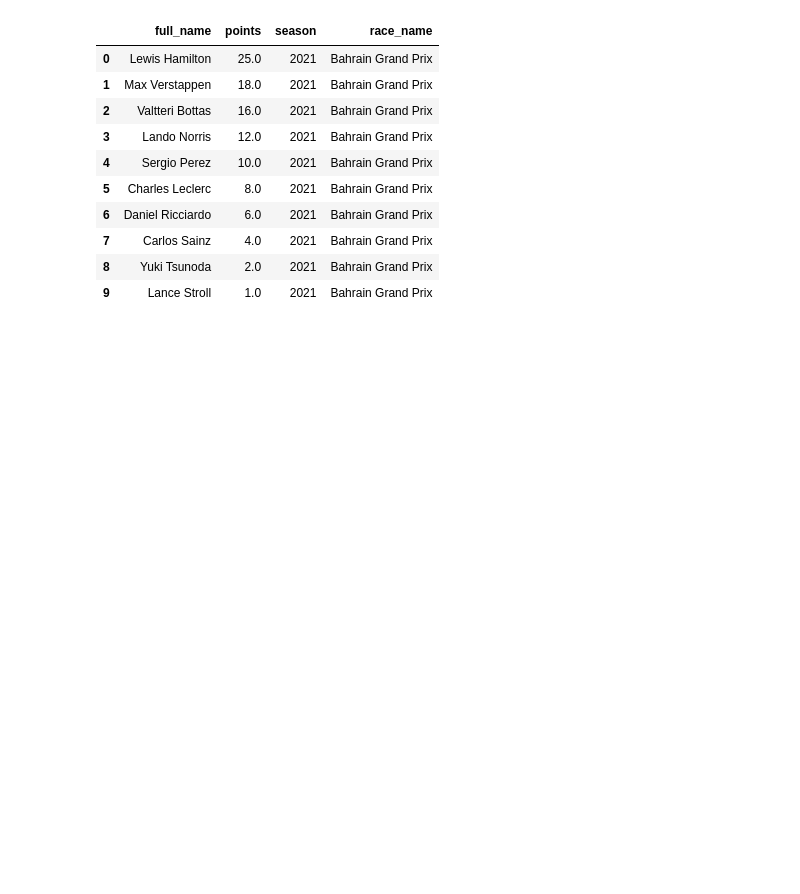
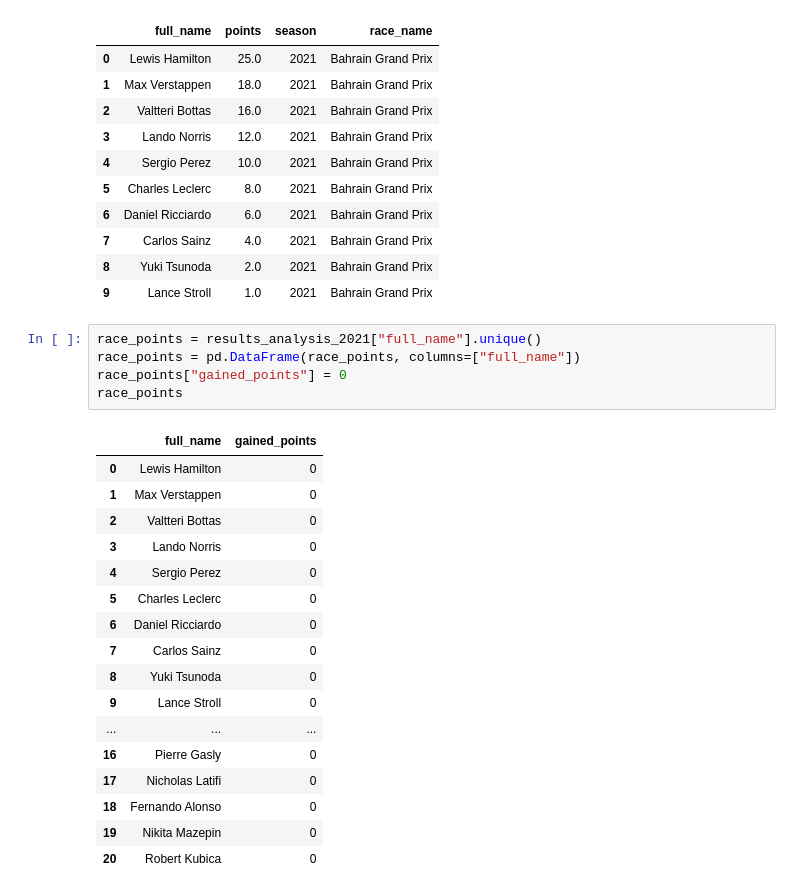
Before and after one commit to skyaax/f1_project, a Jupyter notebook: f1.ipynb, the cells around one changed output. Cells and saved outputs as stored; diff of their text form; blank space fills up the shorter version.

```diff
--- a/f1.ipynb
+++ b/f1.ipynb
@@ -413,3 +413,26 @@ results_analysis_2021.head(10)
 | 7 | Carlos Sainz | 4.0 | 2021 | Bahrain Grand Prix |
 | 8 | Yuki Tsunoda | 2.0 | 2021 | Bahrain Grand Prix |
 | 9 | Lance Stroll | 1.0 | 2021 | Bahrain Grand Prix |
+# %%
+race_points = results_analysis_2021["full_name"].unique()
+race_points = pd.DataFrame(race_points, columns=["full_name"])
+race_points["gained_points"] = 0
+race_points
+# %% [output]
+|  | full_name | gained_points |
+| 0 | Lewis Hamilton | 0 |
+| 1 | Max Verstappen | 0 |
+| 2 | Valtteri Bottas | 0 |
+| 3 | Lando Norris | 0 |
+| 4 | Sergio Perez | 0 |
+| 5 | Charles Leclerc | 0 |
+| 6 | Daniel Ricciardo | 0 |
+| 7 | Carlos Sainz | 0 |
+| 8 | Yuki Tsunoda | 0 |
+| 9 | Lance Stroll | 0 |
+| ... | ... | ... |
+| 16 | Pierre Gasly | 0 |
+| 17 | Nicholas Latifi | 0 |
+| 18 | Fernando Alonso | 0 |
+| 19 | Nikita Mazepin | 0 |
+| 20 | Robert Kubica | 0 |
```
Also changed, not shown: parts of 3 cells of this notebook.
